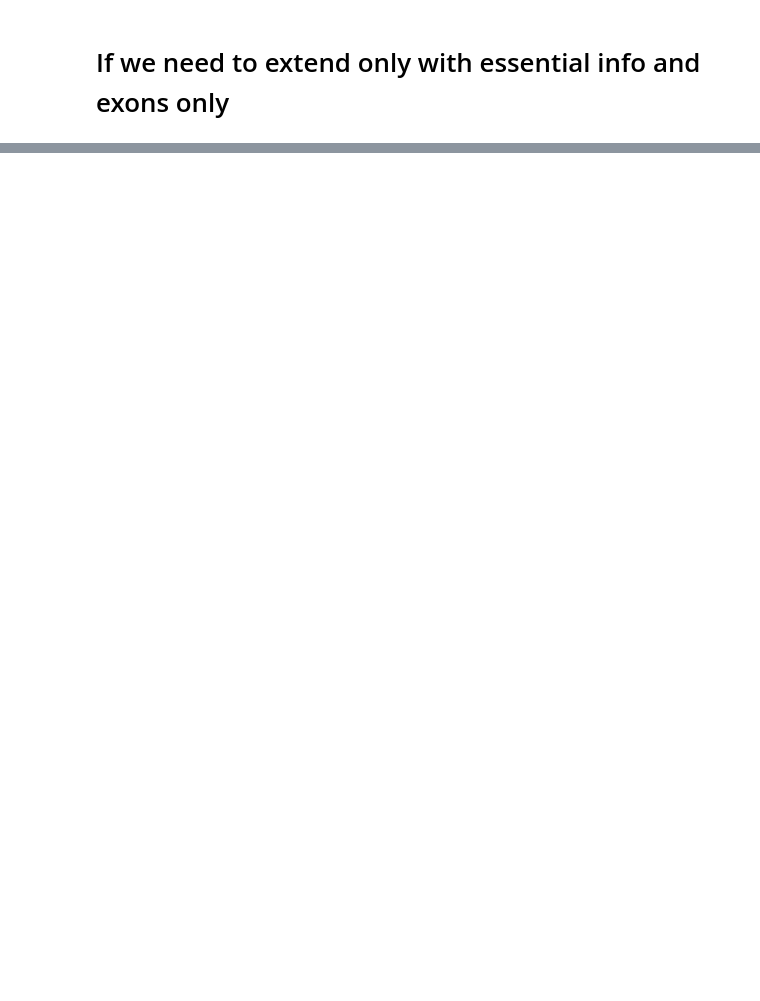
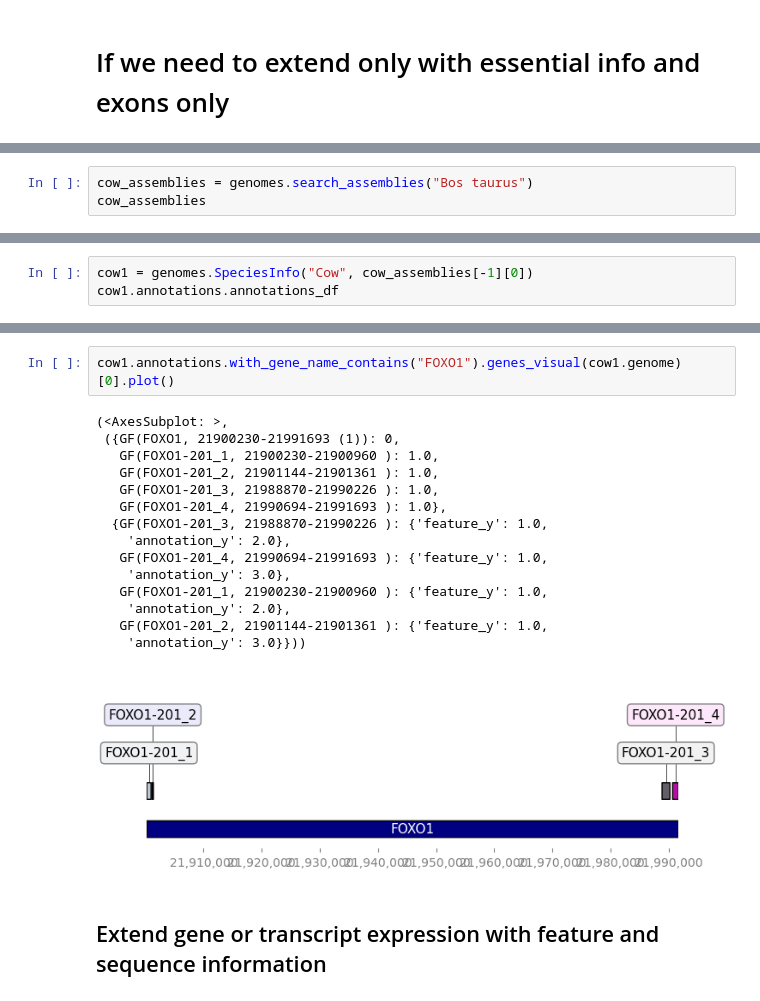
Before and after one commit to antonkulaga/genotations, a Jupyter notebook: examples/explore_mouse.ipynb, the cells around one changed output, grey strips where cells are left out. Cells and saved outputs as stored; diff of their text form; blank space fills up the shorter version.

```diff
--- a/examples/explore_mouse.ipynb
+++ b/examples/explore_mouse.ipynb
@@ -282,0 +405,3 @@ expressions_ext_smaller
+# %%
+cow_assemblies = genomes.search_assemblies("Bos taurus")
+cow_assemblies
@@ -282,0 +427,3 @@ expressions_ext_smaller
+# %%
+cow1 = genomes.SpeciesInfo("Cow", cow_assemblies[-1][0])
+cow1.annotations.annotations_df
@@ -282,0 +451,20 @@ expressions_ext_smaller
+# %%
+cow1.annotations.with_gene_name_contains("FOXO1").genes_visual(cow1.genome)[0].plot()
+# %% [output]
+(<AxesSubplot: >,
+ ({GF(FOXO1, 21900230-21991693 (1)): 0,
+   GF(FOXO1-201_1, 21900230-21900960 ): 1.0,
+   GF(FOXO1-201_2, 21901144-21901361 ): 1.0,
+   GF(FOXO1-201_3, 21988870-21990226 ): 1.0,
+   GF(FOXO1-201_4, 21990694-21991693 ): 1.0},
+  {GF(FOXO1-201_3, 21988870-21990226 ): {'feature_y': 1.0,
+    'annotation_y': 2.0},
+   GF(FOXO1-201_4, 21990694-21991693 ): {'feature_y': 1.0,
+    'annotation_y': 3.0},
+   GF(FOXO1-201_1, 21900230-21900960 ): {'feature_y': 1.0,
+    'annotation_y': 2.0},
+   GF(FOXO1-201_2, 21901144-21901361 ): {'feature_y': 1.0,
+    'annotation_y': 3.0}}))
+[figure, added]
+# %% [markdown]
+## Extend gene or transcript expression with feature and sequence information
```
Also changed, not shown: parts of 31 cells of this notebook, 2 other files.
